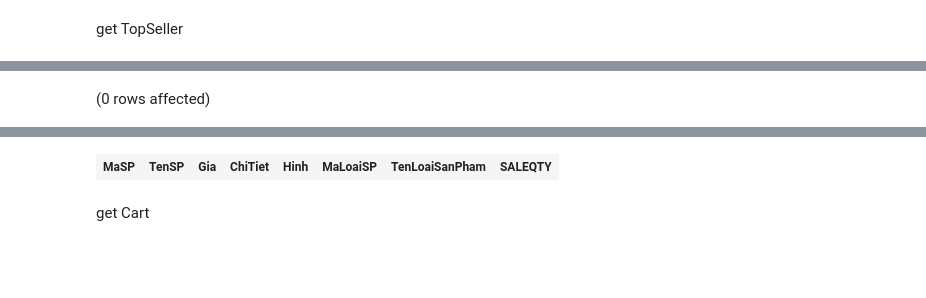
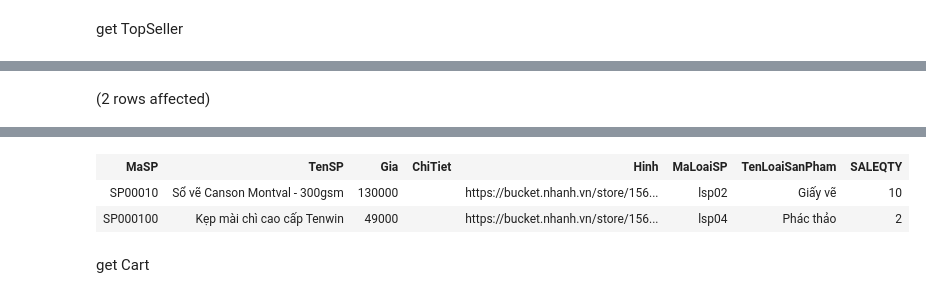
Before and after one commit to LienNTB/QuanLyHoaCu, a Jupyter notebook: data/3_TestUtils.ipynb, the cells around one changed output, grey strips where cells are left out. Saved outputs shown, nothing was run; the diff lists cells and outputs as text; code cells hidden in the pictures; blank space fills up the shorter version.

```diff
--- a/data/3_TestUtils.ipynb
+++ b/data/3_TestUtils.ipynb
@@ -84,9 +129,4 @@ get TopSeller
 # %%
-select  sp.MaSP, sp.TenSP, sp.Gia, sp.ChiTiet, sp.Hinh,sp.MaLoaiSP, lsp.TenLoaiSanPham, tk.SALEQTY from SanPham as sp,LoaiSanPham lsp,
- (SELECT  sp.MaSP, SUM(cthd.SoLuong) SALEQTY
-        FROM SanPham AS sp INNER JOIN ChiTietHoaDon AS cthd
-          ON sp.MaSP = cthd.MaSP GROUP BY sp.MaSP) as tk
-        where sp.maSP=tk.MaSP and sp.MaLoaiSP=lsp.MaLoaiSP
-        order by tk.SALEQTY DESC
+select  sp.MaSP, sp.TenSP, sp.Gia, sp.ChiTiet, sp.Hinh,sp.MaLoaiSP, lsp.TenLoaiSanPham, tk.SALEQTY from SanPham as sp,LoaiSanPham lsp, (SELECT TOP (4)  sp.MaSP, SUM(cthd.SoLuong) SALEQTY  FROM SanPham AS sp INNER JOIN ChiTietHoaDon AS cthd  ON sp.MaSP = cthd.MaSP GROUP BY sp.MaSP) as tk where sp.DaXoa=0 and sp.maSP=tk.MaSP and sp.MaLoaiSP=lsp.MaLoaiSP order by tk.SALEQTY DESC
 # %% [output]
-(0 rows affected)
+(2 rows affected)
@@ -94,4 +134,6 @@ Total execution time: 00:00:00.008
 | MaSP | TenSP | Gia | ChiTiet | Hinh | MaLoaiSP | TenLoaiSanPham | SALEQTY |
+| SP00010 | Sổ vẽ Canson Montval - 300gsm | 130000 |  | https://bucket.nhanh.vn/store/156... | lsp02 | Giấy vẽ | 10 |
+| SP000100 | Kẹp mài chì cao cấp Tenwin | 49000 |  | https://bucket.nhanh.vn/store/156... | lsp04 | Phác thảo | 2 |
 # %% [markdown]
 get Cart
 # %%
```
Also changed, not shown: parts of 12 cells of this notebook, 9 other files.
